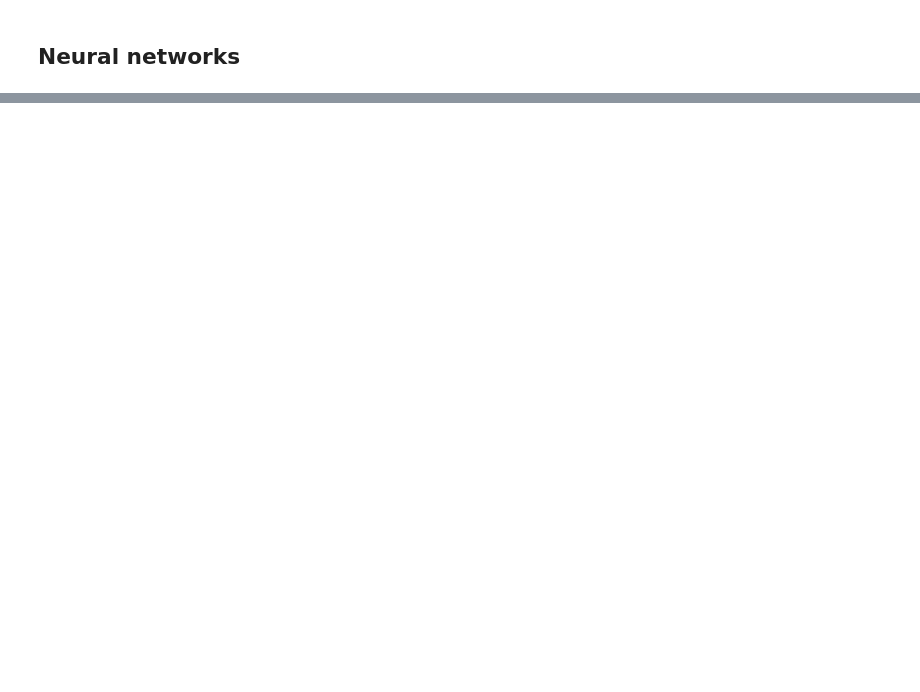
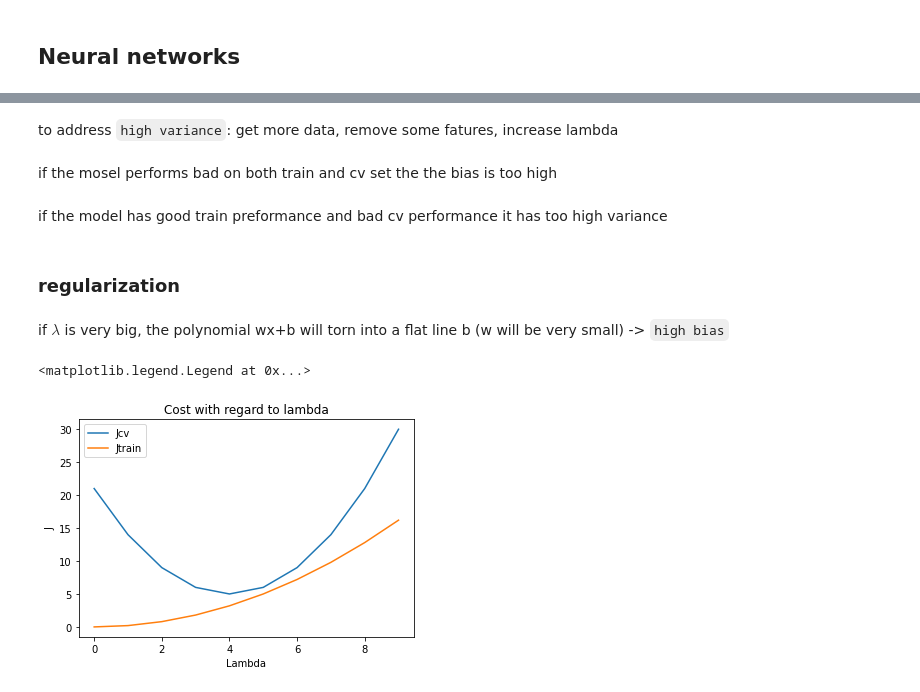
Before and after one commit to kazmierczakP/Machine-Learning, a Jupyter notebook: Advanced Learning Algorithms 3 - ml applying.ipynb, the cells around one changed output, grey strips where cells are left out. Cells and saved outputs as stored; diff of their text form; code cells hidden in the pictures; blank space fills up the shorter version.

```diff
--- a/Advanced Learning Algorithms 3 - ml applying.ipynb
+++ b/Advanced Learning Algorithms 3 - ml applying.ipynb
@@ -156,0 +364,22 @@ plt.plot(error_cv)
+# %% [markdown]
+to address `high variance`: get more data, remove some fatures, increase lambda
+# %% [markdown]
+if the mosel performs bad on both train and cv set the the bias is too high
+# %% [markdown]
+if the model has good train preformance and bad cv performance it has too high variance
+# %% [markdown]
+### regularization
+# %% [markdown]
+if $ {\lambda} $ is very big, the polynomial wx+b will torn into a flat line b (w will be very small) -> `high bias`
+# %%
+x=np.arange(10)
+plt.plot(x,(x-4)**2+5,label='Jcv')
+plt.plot(x,0.2*x**2,label='Jtrain')
+plt.title('Cost with regard to lambda')
+plt.ylabel('J')
+plt.xlabel('Lambda')
+plt.legend()
+#left high variance, right high bias
+# %% [output]
+<matplotlib.legend.Legend at 0x...>
+[figure, added]
```
Also changed, not shown: parts of 71 cells of this notebook, 2 other files.
